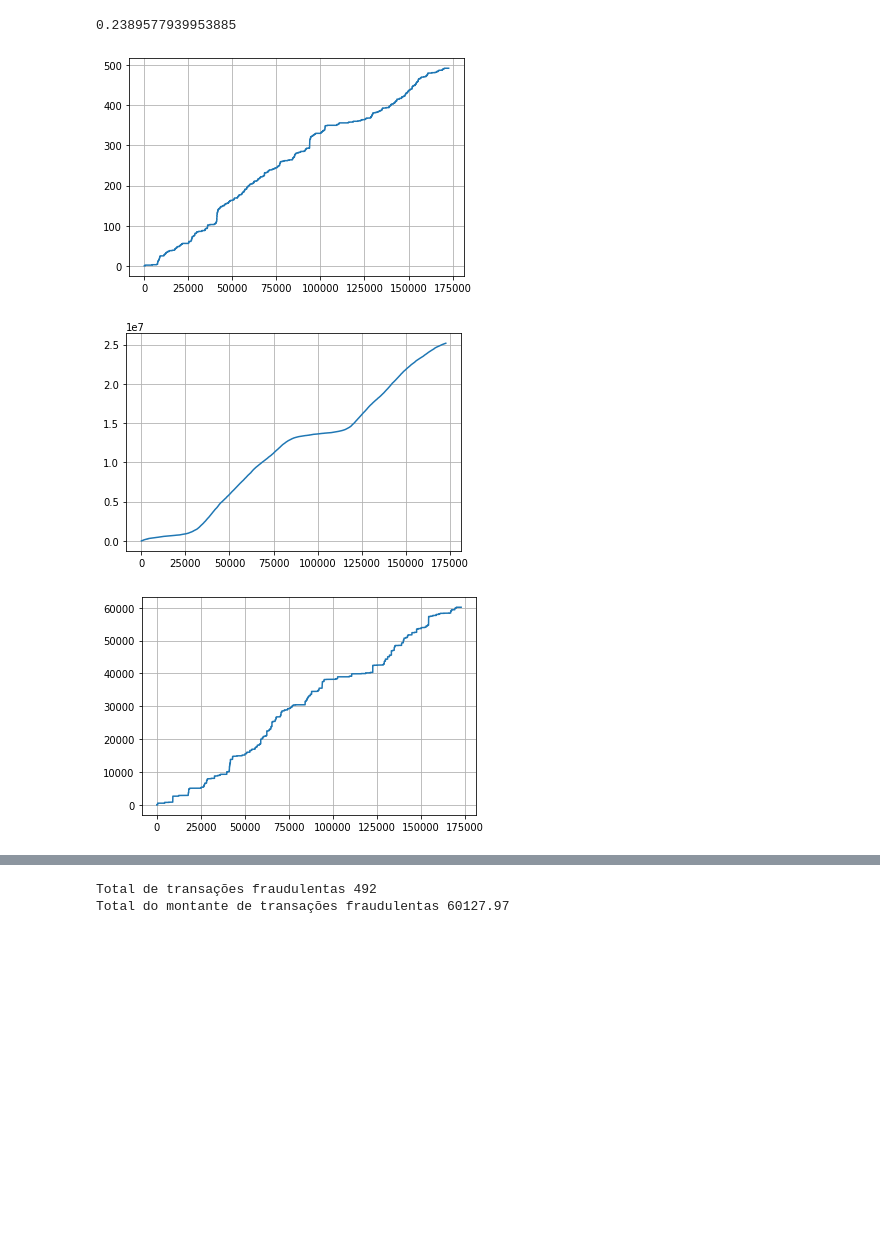
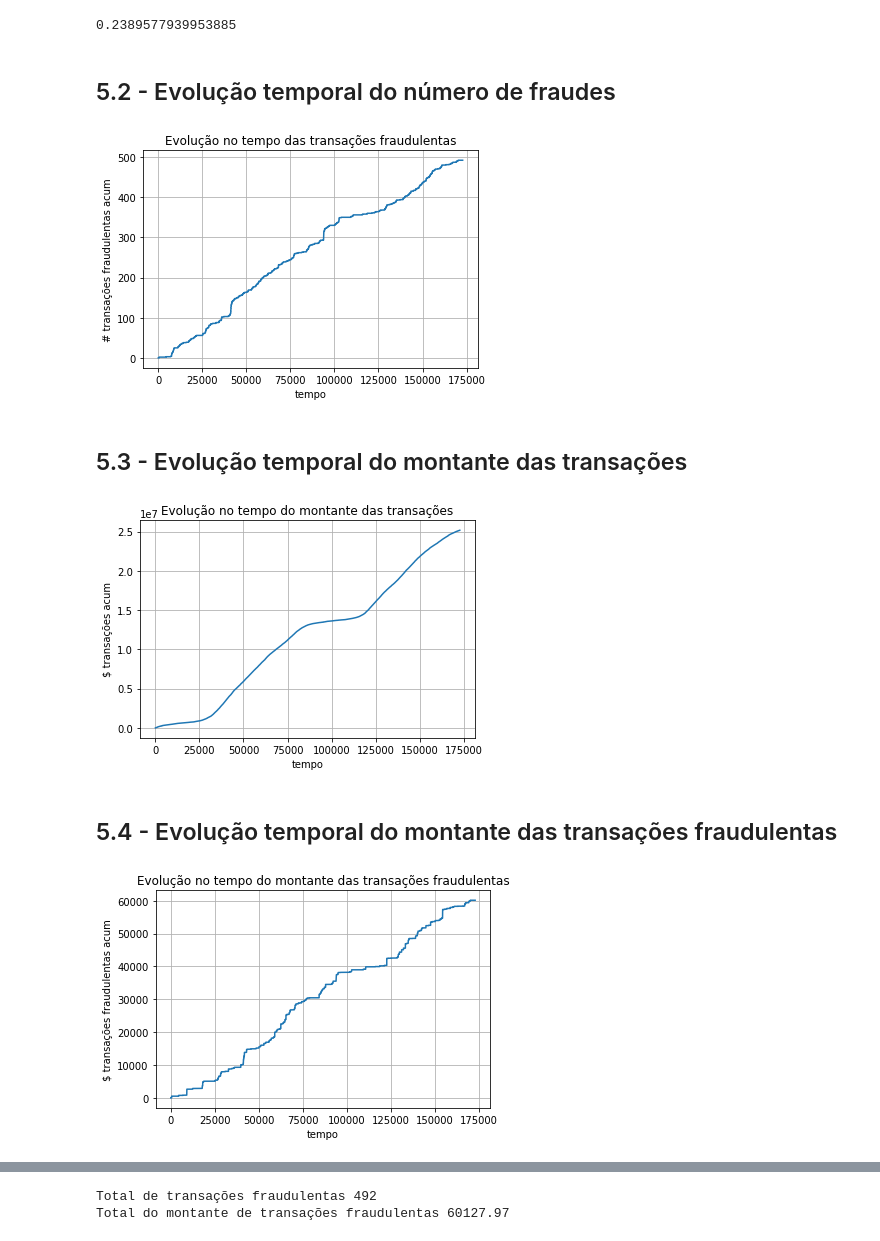
Before and after one commit to DeepFluxion/F1rst, a Jupyter notebook: notebooks/Teste_para_vaga_Cientista_de_Dados_Senior_Parte_1_B.ipynb, the cells around one changed output, grey strips where cells are left out. Saved outputs shown, nothing was run; the diff lists cells and outputs as text; code cells hidden in the pictures; blank space fills up the shorter version.

```diff
--- a/notebooks/Teste_para_vaga_Cientista_de_Dados_Senior_Parte_1_B.ipynb
+++ b/notebooks/Teste_para_vaga_Cientista_de_Dados_Senior_Parte_1_B.ipynb
@@ -179,21 +199,36 @@ df.isna().sum().sum()
 ((df.Amount*df.isFraud).sum()/df.Amount.sum())*100
 # %% [output]
 0.2389577939953885
+# %% [markdown]
+## 5.2 - Evolução temporal do número de fraudes
 # %%
 # Verificando a evolução no tempo das transações
 plt.plot(df['Time'],df['isFraud'].cumsum())
+plt.title("Evolução no tempo das transações fraudulentas")
+plt.xlabel("tempo")
+plt.ylabel("# transações fraudulentas acum")
 plt.grid()
 # %% [output]
-[figure, old version]
+[figure, new version]
+# %% [markdown]
+## 5.3 - Evolução temporal do montante das transações
 # %%
 # Verificando a evolução no tempo do montante das transações
 plt.plot(df['Time'],df['Amount'].cumsum())
+plt.title("Evolução no tempo do montante das transações")
+plt.xlabel("tempo")
+plt.ylabel("$ transações acum")
 plt.grid()
 # %% [output]
-[figure, old version]
+[figure, new version]
+# %% [markdown]
+## 5.4 - Evolução temporal do montante das transações fraudulentas
 # %%
 # Verificando a evolução no tempo do montante das transações fraudulentas
 plt.plot(df['Time'],(df['Amount']*df['isFraud']).cumsum())
+plt.title("Evolução no tempo do montante das transações fraudulentas")
+plt.xlabel("tempo")
+plt.ylabel("$ transações fraudulentas acum")
 plt.grid()
 # %% [output]
-[figure, old version]
+[figure, new version]
```
Also changed, not shown: parts of 53 cells of this notebook.
